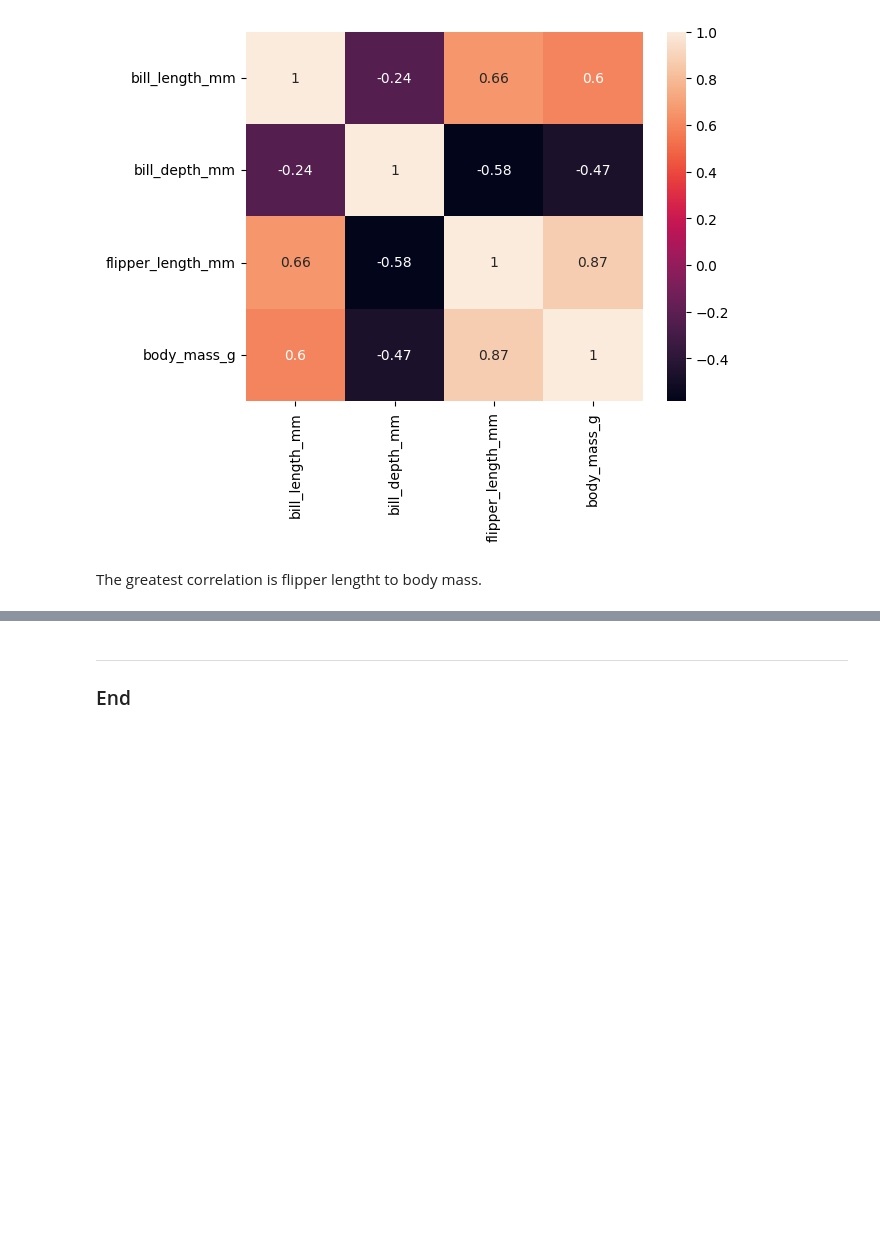
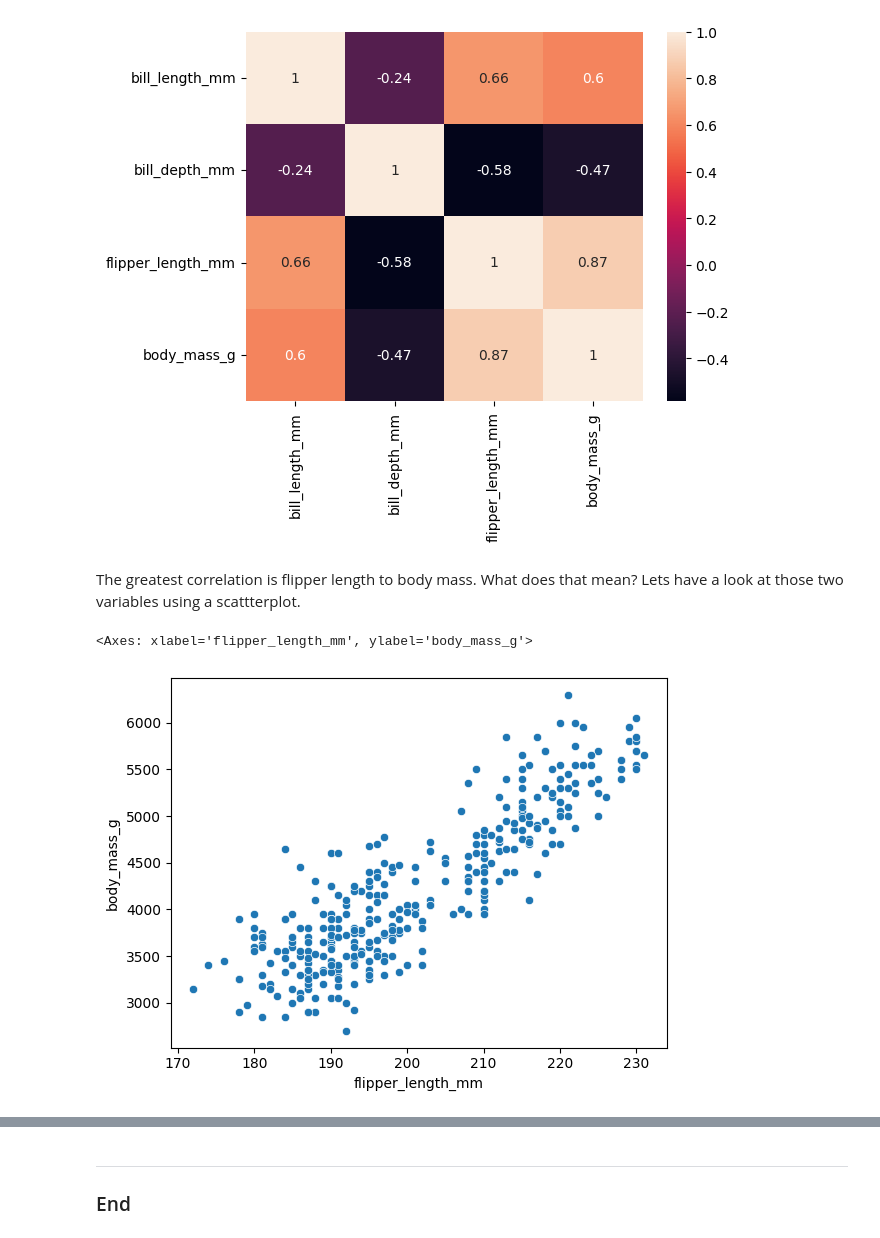
Before and after one commit to holmstead/principles_of_data_analytics, a Jupyter notebook: penguins.ipynb, the cells around one changed output, grey strips where cells are left out. Cells and saved outputs as stored; diff of their text form; code cells hidden in the pictures; blank space fills up the shorter version.

Commit message:
add scatterplots

```diff
--- a/penguins.ipynb
+++ b/penguins.ipynb
@@ -302,4 +302,10 @@ sns.heatmap(df.corr(numeric_only=True), annot=True)
 <Axes: >
 [figure]
 # %% [markdown]
-The greatest correlation is flipper lengtht to body mass.
+The greatest correlation is flipper length to body mass. What does that mean? Lets have a look at those two variables using a scattterplot.
+# %%
+# scatter plot
+sns.scatterplot(df, x='flipper_length_mm', y='body_mass_g')
+# %% [output]
+<Axes: xlabel='flipper_length_mm', ylabel='body_mass_g'>
+[figure, added]
```
Also changed, not shown: parts of 2 cells of this notebook.
